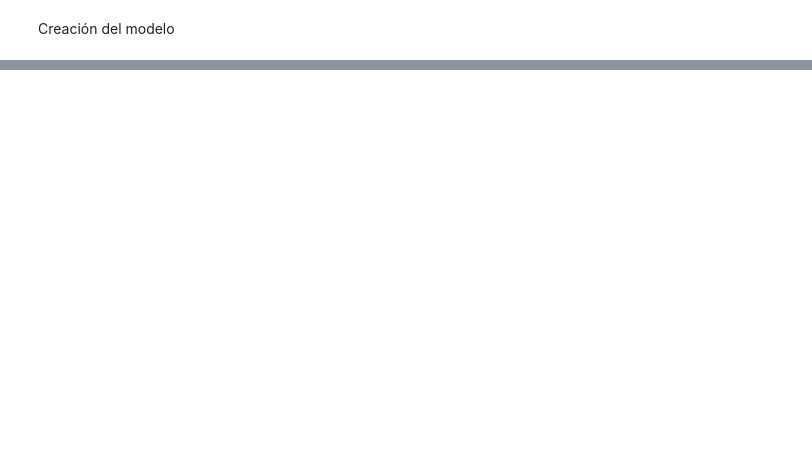
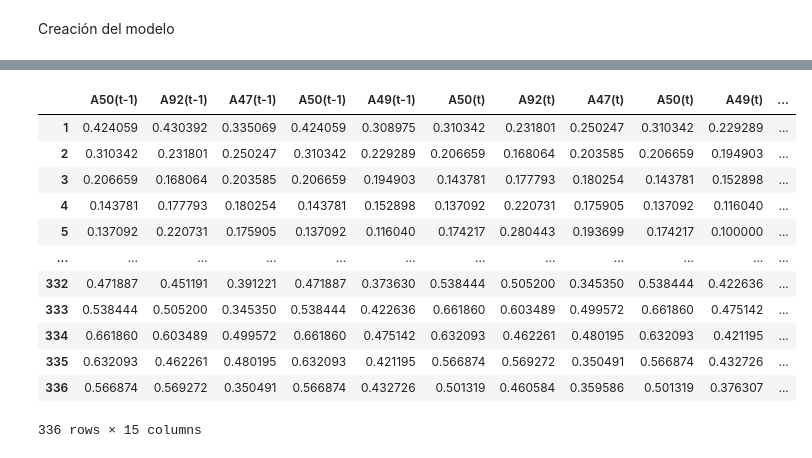
Before and after one commit to CristianViSa/TFM, a Jupyter notebook: lstm_mejorada.ipynb, the cells around one changed output, grey strips where cells are left out. Saved outputs shown, nothing was run; the diff lists cells and outputs as text; code cells hidden in the pictures; blank space fills up the shorter version.

```diff
--- a/lstm_mejorada.ipynb
+++ b/lstm_mejorada.ipynb
@@ -97,44 +77,22 @@ print(carriles)
 # %% [markdown]
 Para crear la serie temporal, cambiar "cols" en funcion de lo que se quiera
 # %%
-cols = avcid
+cols = blasco
 datos = final_data[cols]
 datos = datos["2021-03-15 00:00:00":"2021-06-20 23:00:00"]
 datos_pre = datos["2021-03-15 00:00:00":"2021-05-09 23:00:00"]
 datos_post = datos["2021-05-10 00:00:00":"2021-06-20 23:00:00"]
 datos = datos["2021-03-15 00:00:00":"2021-06-20 23:00:00"]
-datos.fillna(0, inplace=True)
+datos.fillna(0.1, inplace=True)
+datos[datos == 0] = 0.1
 
-# datos = datos.iloc[datos.index.dayofweek == 0]
 # Para entrenar modelo final
 train = datos["2021-03-15 00:00:00":"2021-06-06 23:00:00"]
-test = datos["2021-06-07 00:00:00":"2021-06-20 23:00:00"]
+test = datos["2021-06-06 22:00:00":"2021-06-20 23:00:00"]
 
 # train = datos["2021-03-15 00:00:00":"2021-05-16 23:00:00"]
 val = datos["2021-05-17 00:00:00":"2021-06-06 23:00:00"]
 # test = datos["2021-06-07 00:00:00":"2021-06-20 23:00:00"]
-
-
-mondays_train = train.iloc[train.index.dayofweek == 0]
-tuesdays_train = train.iloc[train.index.dayofweek == 1]
-wednesdays_train = train.iloc[train.index.dayofweek == 2]
-thursdays_train = train.iloc[train.index.dayofweek == 3]
-fridays_train = train.iloc[train.index.dayofweek == 4]
-saturdays_train = train.iloc[train.index.dayofweek == 5]
-sundays_train = train.iloc[train.index.dayofweek == 6]
-weekdays_train = mondays_train.append(tuesdays_train).append(wednesdays_train).append(thursdays_train).append(fridays_train)
-weekends_train = saturdays_train.append(sundays_train)
-
-mondays_test = test.iloc[test.index.dayofweek == 0]
-tuesdays_test = test.iloc[test.index.dayofweek == 1]
-wednesdays_test = test.iloc[test.index.dayofweek == 2]
-thursdays_test = test.iloc[test.index.dayofweek == 3]
-fridays_test = test.iloc[test.index.dayofweek == 4]
-saturdays_test = test.iloc[test.index.dayofweek == 5]
-sundays_test = test.iloc[test.index.dayofweek == 6]
-weekdays_test = mondays_test.append(tuesdays_test).append(wednesdays_test).append(thursdays_test).append(fridays_test)
-weekends_test = saturdays_test.append(sundays_test)
-features = datos.shape[1]
 # %% [markdown]
 Crear la serie temporal.
 
@@ -178,18 +136,19 @@ outputs = 1
 # val = weekends_val
 # train = weekends_train
 # # test = weekends_test
-
-features = train.shape[1]
-
 train_keys = train.keys()
 test_keys = test.keys()
 val_keys = val.keys()
 print(test.iloc[0:24])
-scaler = MinMaxScaler(feature_range=(0,1))
+scaler = MinMaxScaler(feature_range=(0.1,1))
 scaler = scaler.fit(train)
 train_values = scaler.transform(train)
 test_values = scaler.transform(test)
 val_values = scaler.transform(val)
+
+# train_values = train.values
+# test_values = test.values
+# val_values = val.values
 
 serie_train = series_to_supervised(train_values, train_keys, n_in=1, n_out=2)
 serie_test = series_to_supervised(test_values, test_keys,  n_in=1, n_out=2)
@@ -383,0 +490,16 @@ print('AVG test Score: %.4f MSE' % (total_test_mse / features))
+# %%
+serie_test
+# %% [output]
+|  | A50(t-1) | A92(t-1) | A47(t-1) | A50(t-1) | A49(t-1) | A50(t) | A92(t) | A47(t) | A50(t) | A49(t) | ... |
+| 1 | 0.424059 | 0.430392 | 0.335069 | 0.424059 | 0.308975 | 0.310342 | 0.231801 | 0.250247 | 0.310342 | 0.229289 | ... |
+| 2 | 0.310342 | 0.231801 | 0.250247 | 0.310342 | 0.229289 | 0.206659 | 0.168064 | 0.203585 | 0.206659 | 0.194903 | ... |
+| 3 | 0.206659 | 0.168064 | 0.203585 | 0.206659 | 0.194903 | 0.143781 | 0.177793 | 0.180254 | 0.143781 | 0.152898 | ... |
+| 4 | 0.143781 | 0.177793 | 0.180254 | 0.143781 | 0.152898 | 0.137092 | 0.220731 | 0.175905 | 0.137092 | 0.116040 | ... |
+| 5 | 0.137092 | 0.220731 | 0.175905 | 0.137092 | 0.116040 | 0.174217 | 0.280443 | 0.193699 | 0.174217 | 0.100000 | ... |
+| ... | ... | ... | ... | ... | ... | ... | ... | ... | ... | ... | ... |
+| 332 | 0.471887 | 0.451191 | 0.391221 | 0.471887 | 0.373630 | 0.538444 | 0.505200 | 0.345350 | 0.538444 | 0.422636 | ... |
+| 333 | 0.538444 | 0.505200 | 0.345350 | 0.538444 | 0.422636 | 0.661860 | 0.603489 | 0.499572 | 0.661860 | 0.475142 | ... |
+| 334 | 0.661860 | 0.603489 | 0.499572 | 0.661860 | 0.475142 | 0.632093 | 0.462261 | 0.480195 | 0.632093 | 0.421195 | ... |
+| 335 | 0.632093 | 0.462261 | 0.480195 | 0.632093 | 0.421195 | 0.566874 | 0.569272 | 0.350491 | 0.566874 | 0.432726 | ... |
+| 336 | 0.566874 | 0.569272 | 0.350491 | 0.566874 | 0.432726 | 0.501319 | 0.460584 | 0.359586 | 0.501319 | 0.376307 | ... |
+336 rows × 15 columns
```
Also changed, not shown: parts of 22 cells of this notebook.
